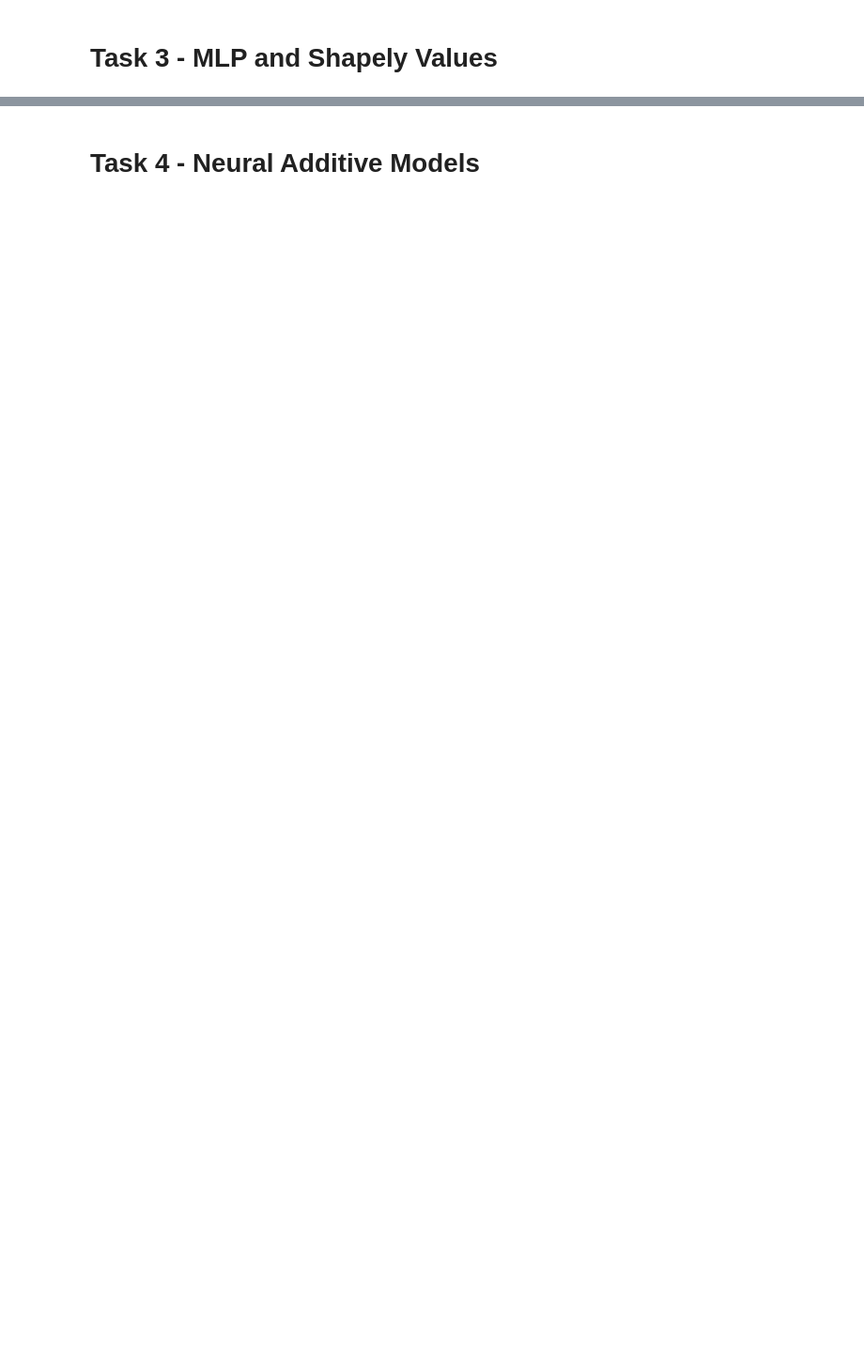
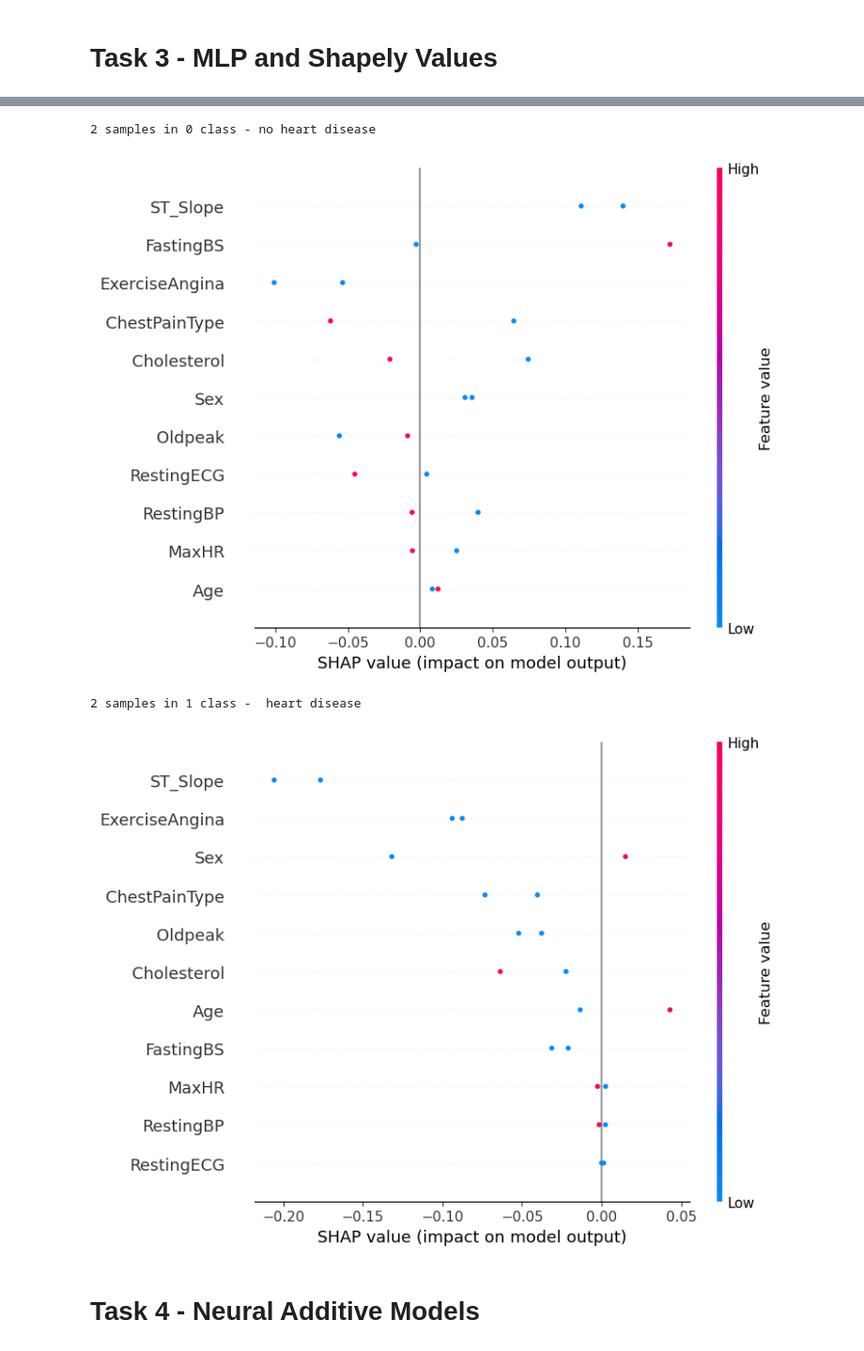
Before and after one commit to rkoonireddy/ML4H, a Jupyter notebook: Project1/code/Part1_all.ipynb, the cells around one changed output, grey strips where cells are left out. Shown at 94% size. Saved outputs shown, nothing was run; the diff lists cells and outputs as text; code cells hidden in the pictures; blank space fills up the shorter version.

```diff
--- a/Project1/code/Part1_all.ipynb
+++ b/Project1/code/Part1_all.ipynb
@@ -563,3 +612,28 @@ for class_idx in range(shap_values.shape[2]):
+# %%
+# Wrap the MLPClassifier in a function for compatibility with SHAP
+def mlp_predict(data):
+    return mlp_classifier.predict_proba(data)
+
+# Initialize the SHAP explainer with the wrapped MLP classifier
+explainer = shap.Explainer(mlp_predict, X_train)
+# Select 2 positive and 2 negative items from X_test
+positive_samples = X_test[y_test == 1][:2]
+negative_samples = X_test[y_test == 0][:2]
+
+print("2 samples in 0 class - no heart disease")
+# Calculate SHAP values for the entire test set
+shap_values = explainer.shap_values(positive_samples)
+shap.summary_plot(shap_values[:, :, class_idx], positive_samples, feature_names=X_test.columns)
+
+print("2 samples in 1 class -  heart disease")
+# Calculate SHAP values for the entire test set
+shap_values = explainer.shap_values(negative_samples)
+shap.summary_plot(shap_values[:, :, class_idx], negative_samples, feature_names=X_test.columns)
+# %% [output]
+2 samples in 0 class - no heart disease
+[figure, added]
+2 samples in 1 class -  heart disease
+[figure, added]
 # %% [markdown]
 # Task 4 - Neural Additive Models
 # %%
```
Also changed, not shown: parts of 7 cells of this notebook, 1 other file.
